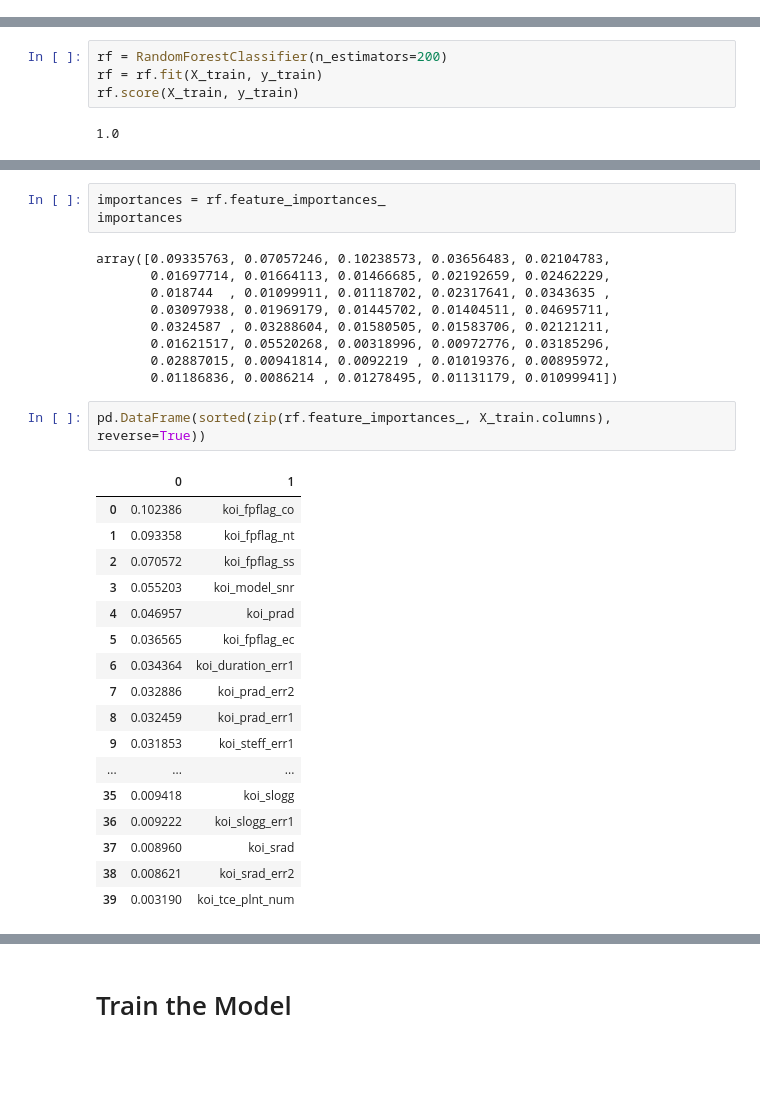
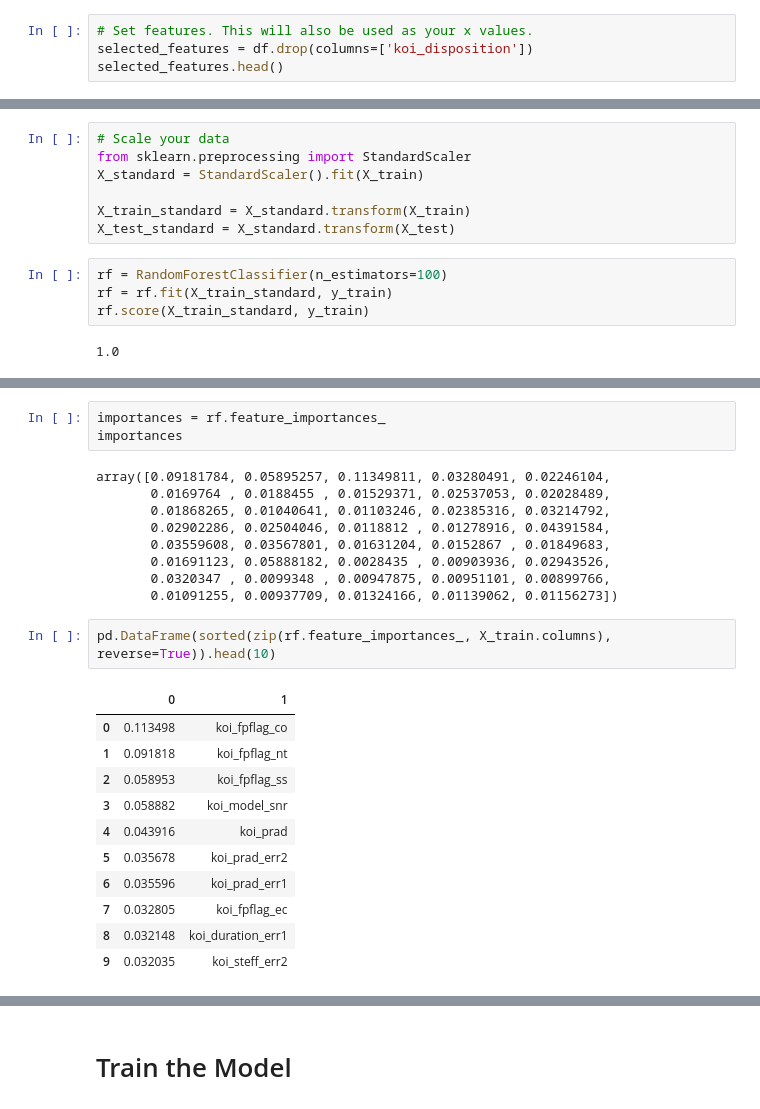
Before and after one commit to clmatherson/machine-learning-challenge, a Jupyter notebook: model_2_RandomForest.ipynb, the cells around one changed output, grey strips where cells are left out. Drawn from its saved outputs; the diff is of its cells as text; blank space fills up the shorter version.

```diff
--- a/model_2_RandomForest.ipynb
+++ b/model_2_RandomForest.ipynb
@@ -64,0 +27,4 @@ selected_features.head()
+# %%
+# Set features. This will also be used as your x values.
+selected_features = df.drop(columns=['koi_disposition'])
+selected_features.head()
@@ -120,10 +92,17 @@ array([['CANDIDATE'],
 # Pre-processing
 
 Scale the data using the MinMaxScaler and perform some feature selection
+# %%
+# Scale your data
+from sklearn.preprocessing import StandardScaler
+X_standard = StandardScaler().fit(X_train)
+
+X_train_standard = X_standard.transform(X_train)
+X_test_standard = X_standard.transform(X_test)
 # %%
-rf = RandomForestClassifier(n_estimators=200)
-rf = rf.fit(X_train, y_train)
-rf.score(X_train, y_train)
+rf = RandomForestClassifier(n_estimators=100)
+rf = rf.fit(X_train_standard, y_train)
+rf.score(X_train_standard, y_train)
 # %% [output]
 1.0
 # %%
@@ -152,32 +131,26 @@ rf.get_params()
 importances = rf.feature_importances_
 importances
 # %% [output]
-array([0.09335763, 0.07057246, 0.10238573, 0.03656483, 0.02104783,
-       0.01697714, 0.01664113, 0.01466685, 0.02192659, 0.02462229,
-       0.018744  , 0.01099911, 0.01118702, 0.02317641, 0.0343635 ,
-       0.03097938, 0.01969179, 0.01445702, 0.01404511, 0.04695711,
-       0.0324587 , 0.03288604, 0.01580505, 0.01583706, 0.02121211,
-       0.01621517, 0.05520268, 0.00318996, 0.00972776, 0.03185296,
-       0.02887015, 0.00941814, 0.0092219 , 0.01019376, 0.00895972,
-       0.01186836, 0.0086214 , 0.01278495, 0.01131179, 0.01099941])
+array([0.09181784, 0.05895257, 0.11349811, 0.03280491, 0.02246104,
+       0.0169764 , 0.0188455 , 0.01529371, 0.02537053, 0.02028489,
+       0.01868265, 0.01040641, 0.01103246, 0.02385316, 0.03214792,
+       0.02902286, 0.02504046, 0.0118812 , 0.01278916, 0.04391584,
+       0.03559608, 0.03567801, 0.01631204, 0.0152867 , 0.01849683,
+       0.01691123, 0.05888182, 0.0028435 , 0.00903936, 0.02943526,
+       0.0320347 , 0.0099348 , 0.00947875, 0.00951101, 0.00899766,
+       0.01091255, 0.00937709, 0.01324166, 0.01139062, 0.01156273])
 # %%
-pd.DataFrame(sorted(zip(rf.feature_importances_, X_train.columns), reverse=True))
+pd.DataFrame(sorted(zip(rf.feature_importances_, X_train.columns), reverse=True)).head(10)
 # %% [output]
 |  | 0 | 1 |
-| 0 | 0.102386 | koi_fpflag_co |
-| 1 | 0.093358 | koi_fpflag_nt |
-| 2 | 0.070572 | koi_fpflag_ss |
-| 3 | 0.055203 | koi_model_snr |
-| 4 | 0.046957 | koi_prad |
-| 5 | 0.036565 | koi_fpflag_ec |
-| 6 | 0.034364 | koi_duration_err1 |
-| 7 | 0.032886 | koi_prad_err2 |
-| 8 | 0.032459 | koi_prad_err1 |
-| 9 | 0.031853 | koi_steff_err1 |
-| ... | ... | ... |
-| 35 | 0.009418 | koi_slogg |
-| 36 | 0.009222 | koi_slogg_err1 |
-| 37 | 0.008960 | koi_srad |
-| 38 | 0.008621 | koi_srad_err2 |
-| 39 | 0.003190 | koi_tce_plnt_num |
+| 0 | 0.113498 | koi_fpflag_co |
+| 1 | 0.091818 | koi_fpflag_nt |
+| 2 | 0.058953 | koi_fpflag_ss |
+| 3 | 0.058882 | koi_model_snr |
+| 4 | 0.043916 | koi_prad |
+| 5 | 0.035678 | koi_prad_err2 |
+| 6 | 0.035596 | koi_prad_err1 |
+| 7 | 0.032805 | koi_fpflag_ec |
+| 8 | 0.032148 | koi_duration_err1 |
+| 9 | 0.032035 | koi_steff_err2 |
 # %%
```
Also changed, not shown: parts of 28 cells of this notebook, 8 other files.
